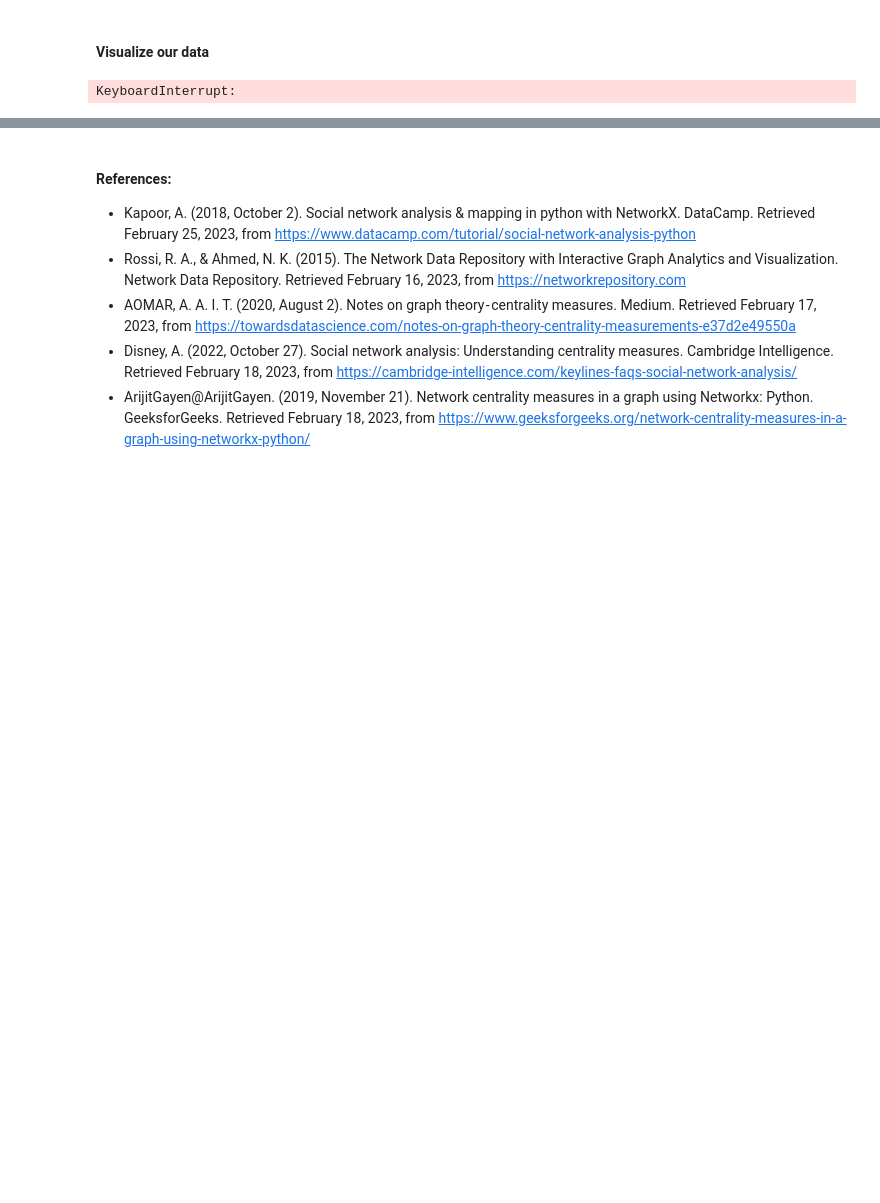
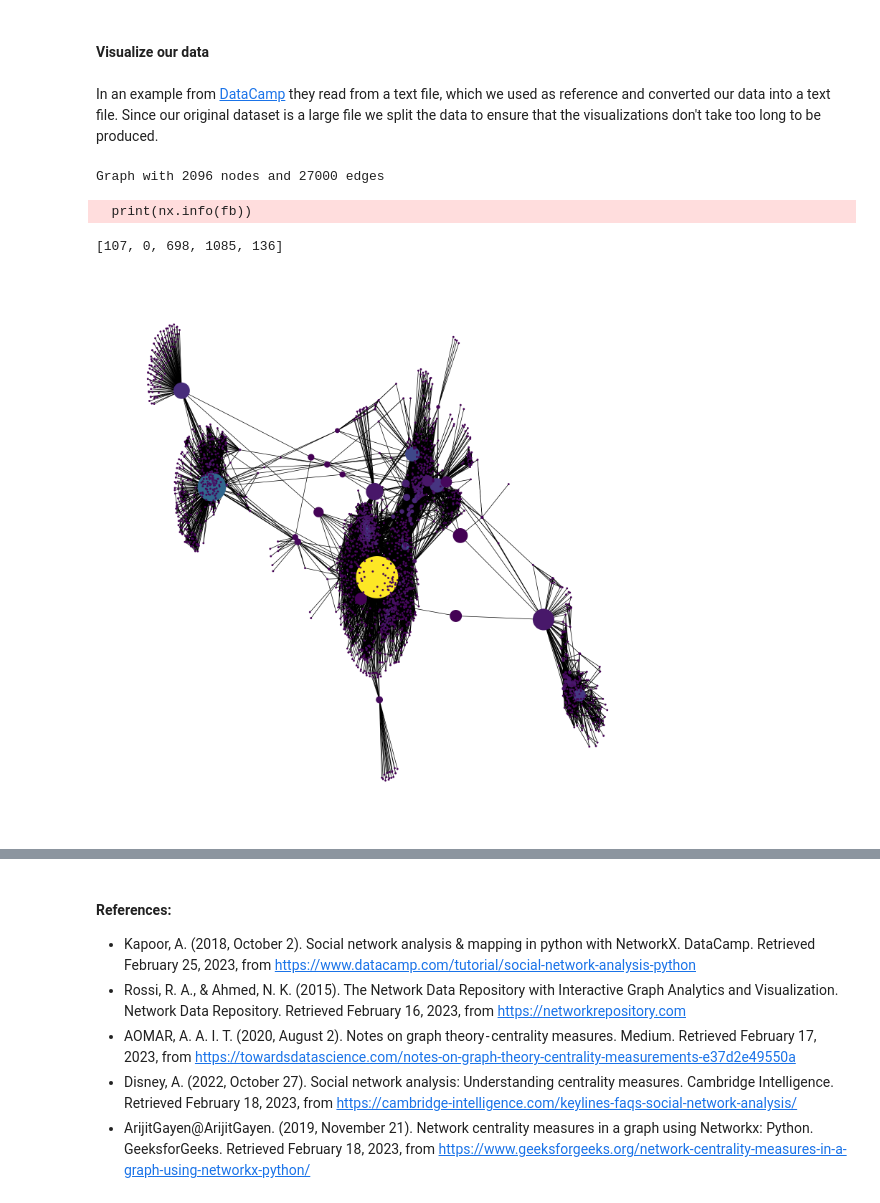
Before and after one commit to letisalba/Data-620, a Jupyter notebook: Week-5/Data 620 - Project 1.ipynb, the cells around one changed output, grey strips where cells are left out. Cells and saved outputs as stored; diff of their text form; code cells hidden in the pictures; blank space fills up the shorter version.

```diff
--- a/Week-5/Data 620 - Project 1.ipynb
+++ b/Week-5/Data 620 - Project 1.ipynb
@@ -194,20 +181,29 @@ df_3.tail()
 | 789174 | 8416 | 3.558682e-58 | 3473 |
 # %% [markdown]
 #### Visualize our data
+# %% [markdown]
+In an example from [DataCamp](https://www.datacamp.com/tutorial/social-network-analysis-python) they read from a text file, which we used as reference and converted our data into a text file. Since our original dataset is a large file we split the data to ensure that the visualizations don't take too long to be produced.
+# %%
+fb = nx.read_edgelist("facebook_comb_split1.txt", create_using = nx.Graph(), nodetype=int)
+print(nx.info(fb))
+# %% [output]
+Graph with 2096 nodes and 27000 edges
+  print(nx.info(fb))
 # %%
 # Graph betweeness centrality
-pos = nx.spring_layout(G)
-bc = nx.betweenness_centrality(G, normalized=True, endpoints=True)
-node_color = [20000.0 * G.degree(v) for v in G]
+pos = nx.spring_layout(fb)
+bc = nx.betweenness_centrality(fb, normalized=True, endpoints=True)
+node_color = [20000.0 * fb.degree(v) for v in fb]
 node_size =  [v * 10000 for v in bc.values()]
 plt.figure(figsize=(20,20))
-nx.draw_networkx(G, pos=pos, with_labels=False,
+nx.draw_networkx(fb, pos=pos, with_labels=False,
                  node_color=node_color,
                  node_size=node_size )
 plt.axis('off')
 sorted(bc, key=bc.get, reverse=True)[:5]
 # %% [output]
-KeyboardInterrupt:
+[107, 0, 698, 1085, 136]
+[figure, added]
 # %%
 # Graph closeness centrality
 pos = nx.spring_layout(fb)
```
Also changed, not shown: parts of 21 cells of this notebook, 2 other files.
